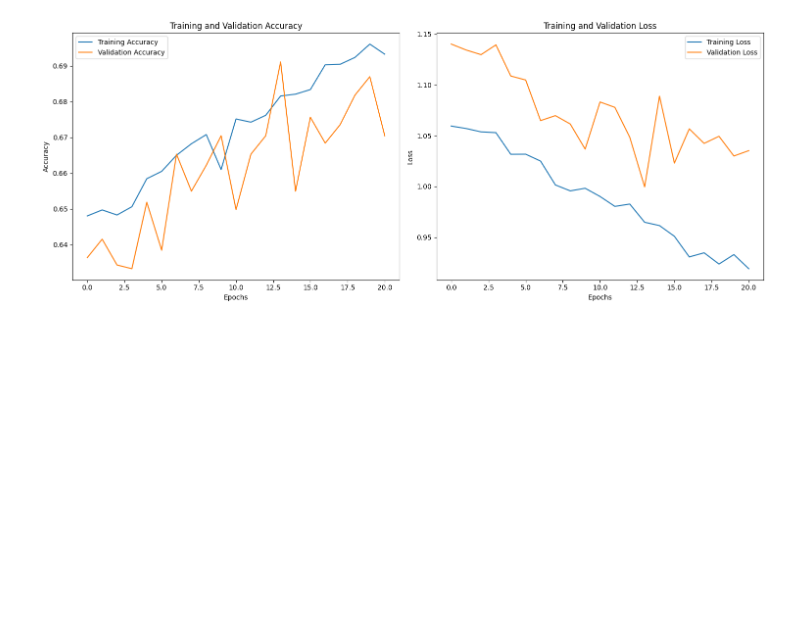
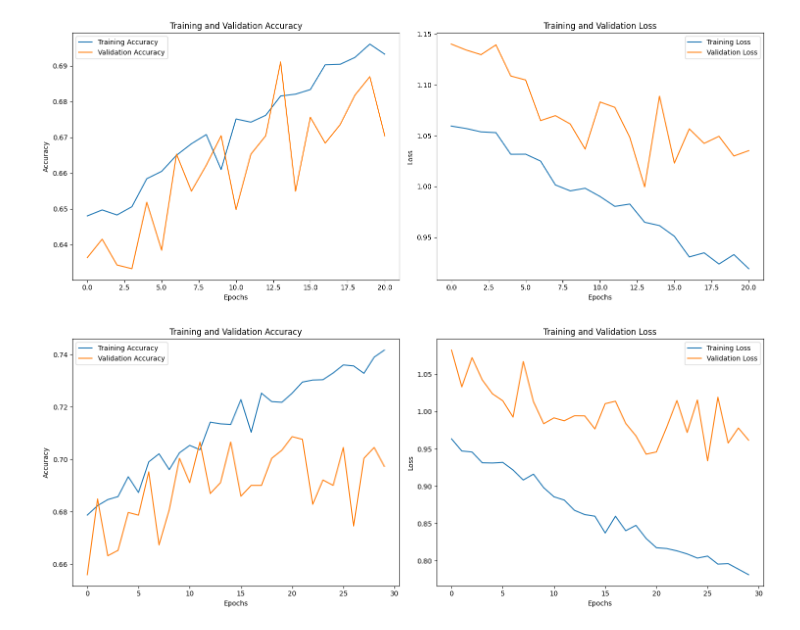
Before and after one commit to uchihamadara37/ML-capstone-bangkit, a Jupyter notebook: andre2.ipynb, the cells around one changed output. Cells and saved outputs as stored; diff of their text form; code cells hidden in the pictures; blank space fills up the shorter version.

```diff
--- a/andre2.ipynb
+++ b/andre2.ipynb
@@ -200,7 +200,7 @@ Model: "sequential_3"
  Non-trainable params: 0 (0.00 B)
 # %%
 model.compile(
-    optimizer=tf.keras.optimizers.RMSprop(learning_rate=0.000085, rho=0.8),
+    optimizer=tf.keras.optimizers.RMSprop(learning_rate=0.00008, rho=0.9),
     loss='categorical_crossentropy',
     metrics=['accuracy']
 )
@@ -318,3 +306,8 @@ plot_loss_acc(history)
 plot_loss_acc(history)
 # %% [output]
 [figure]
+# %%
+# tambah augmentasi 3 | rmsProp rho=0.9 lr=85-10-4 | 32 64 128 | 512 | epoch 30
+plot_loss_acc(history)
+# %% [output]
+[figure, added]
```
Also changed, not shown: parts of 3 cells of this notebook.
